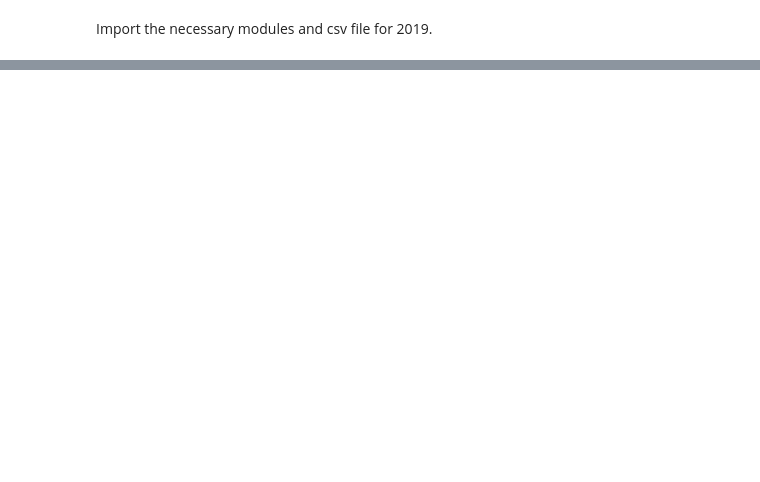
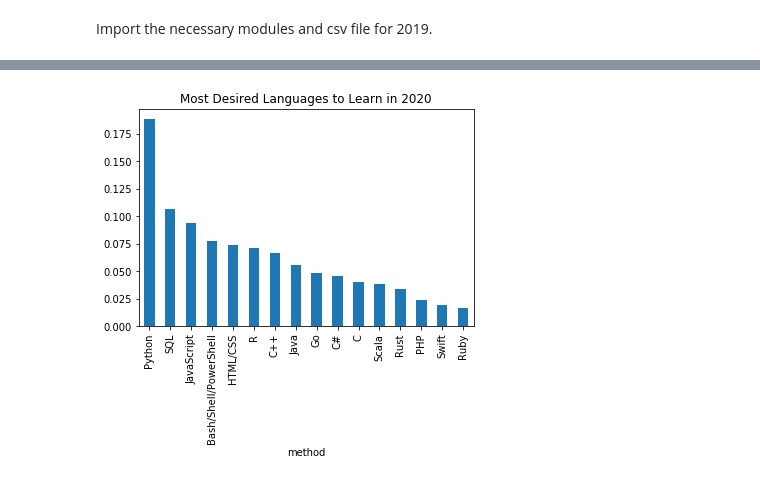
Before and after one commit to lilleboe/stackoverflow_research, a Jupyter notebook: research.ipynb, the cells around one changed output, grey strips where cells are left out. Drawn from its saved outputs; the diff is of its cells as text; code cells hidden in the pictures; blank space fills up the shorter version.

```diff
--- a/research.ipynb
+++ b/research.ipynb
@@ -22,0 +255,6 @@ df.head()
+# %%
+lang_vals = df.LanguageDesireNextYear.value_counts()#Provide a pandas series of the counts for each FormalEducation status
+lang_vals
+
+#(lang_vals/df.shape[0]).plot(kind="bar");
+#plt.title("Formal Education");
@@ -22,0 +282,4 @@ df.head()
+# %%
+props_df = clean_and_plot(df, lang_vals, col='LanguageDesireNextYear', title='Most Desired Languages to Learn in 2020')
+# %% [output]
+[figure, added]
```
Also changed, not shown: parts of 34 cells of this notebook.
